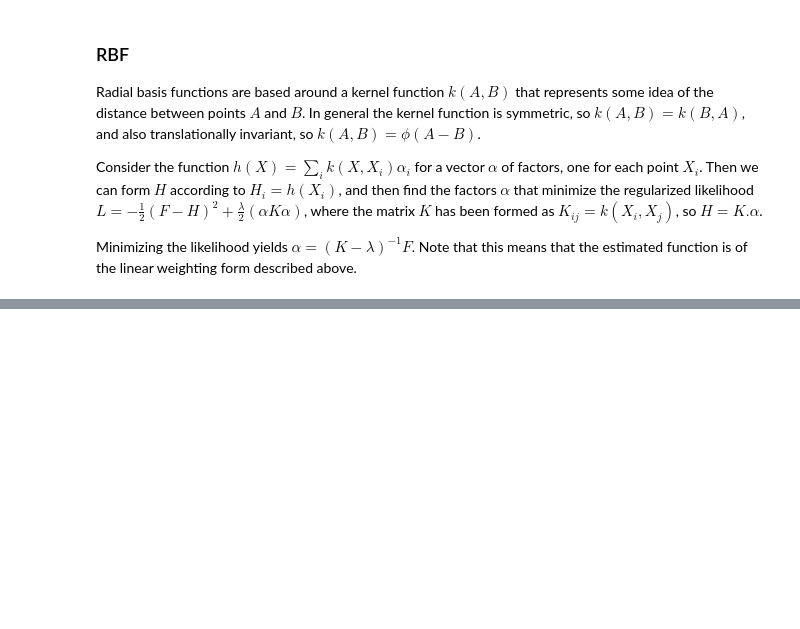
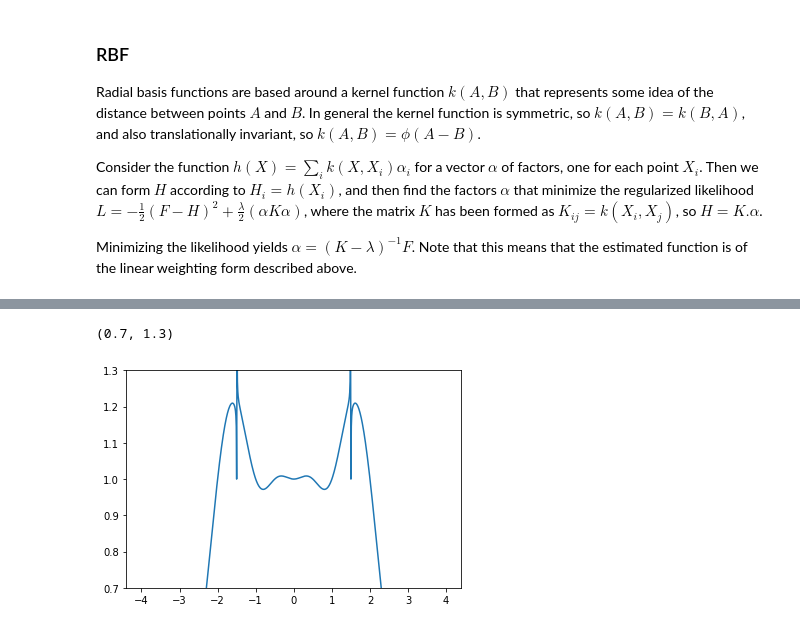
Before and after one commit to GibbsConsulting/ds-collateral, a Jupyter notebook: notebooks/SpatialFunctions.ipynb, the cells around one changed output, grey strips where cells are left out. Cells and saved outputs as stored; diff of their text form; code cells hidden in the pictures; blank space fills up the shorter version.

```diff
--- a/notebooks/SpatialFunctions.ipynb
+++ b/notebooks/SpatialFunctions.ipynb
@@ -25,0 +133,7 @@ Minimizing the likelihood yields $\alpha = \left(K-\lambda\right)^{-1} F$. Note
+# %%
+plt.plot(xVec,ratio)
+axes = plt.gca()
+axes.set_ylim([0.7,1.3])
+# %% [output]
+(0.7, 1.3)
+[figure, added]
```
Also changed, not shown: parts of 19 cells of this notebook.
